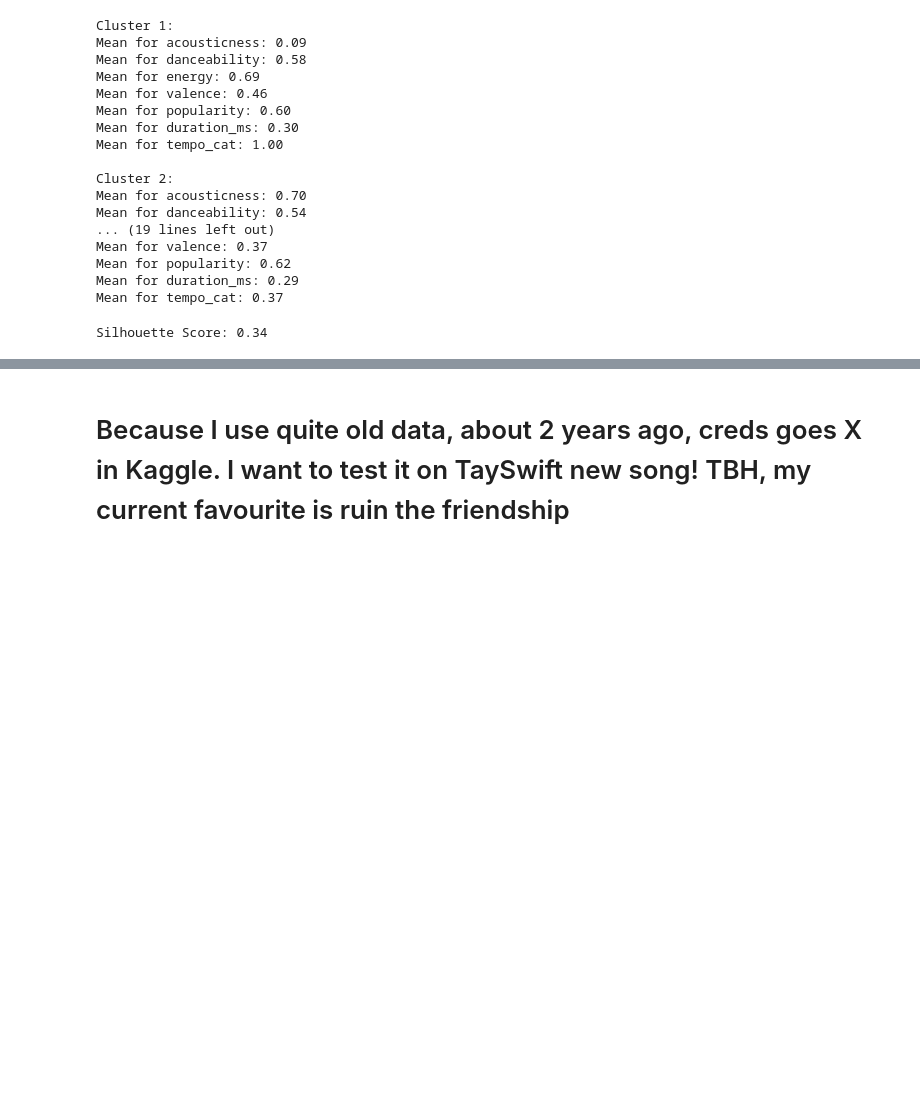
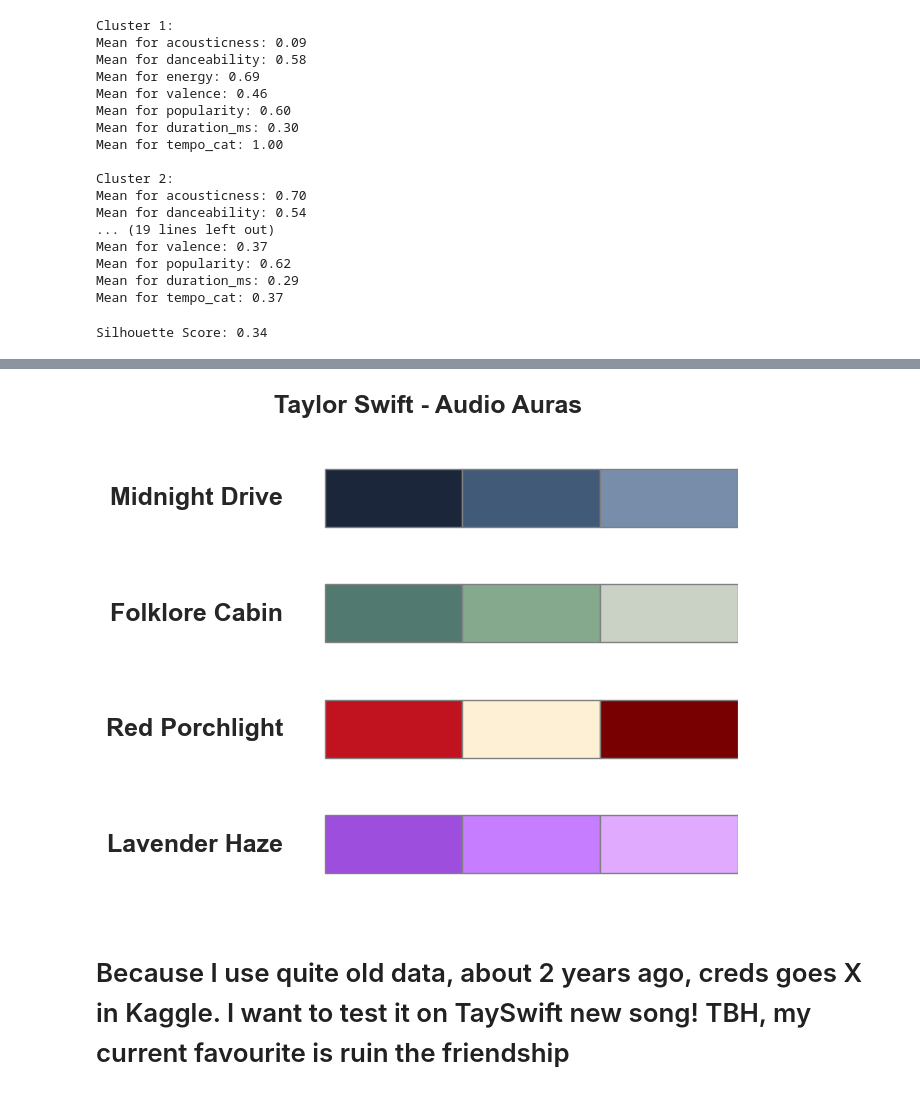
Before and after one commit to roboast/tayswiftcolour, a Jupyter notebook: tay_swift_colour.ipynb, the cells around one changed output, grey strips where cells are left out. Cells and saved outputs as stored; diff of their text form; code cells hidden in the pictures; blank space fills up the shorter version.

```diff
--- a/tay_swift_colour.ipynb
+++ b/tay_swift_colour.ipynb
@@ -342,3 +373,40 @@ Label each cluster name and define colour!
+# %%
+from matplotlib import patches
+
+"""
+show colour spectrum!
+"""
+fig, ax = plt.subplots(figsize=(8, 6))
+count_cluster = len(cluster_means)
+
+for cluster_id in range(count_cluster):
+    colors = colour_hex_codes[cluster_id]
+    era_name = swiftie_map.get(cluster_id, f"Cluster {cluster_id}")
+    y_center = (count_cluster - 1) - cluster_id
+
+    block_width = 1 / len(colors)
+
+    for i, color in enumerate(colors):
+        rect = patches.Rectangle(
+            (i * block_width, y_center - 0.25),
+            block_width,
+            0.5,
+            color=color,
+            ec='grey',
+            lw=1
+        )
+        ax.add_patch(rect)
+
+    ax.text(-0.1, y_center, era_name, va='center', ha='right', fontsize=18, weight='bold')
+
+ax.set_xlim(-0.5, 1)
+ax.set_ylim(-0.5, 3.5)
+ax.axis('off')
+
+plt.title("Taylor Swift - Audio Auras", fontsize=18, weight='bold', pad=20)
+plt.show()
+# %% [output]
+[figure, added]
 # %% [markdown]
 # Because I use quite old data, about 2 years ago, creds goes X in Kaggle. I want to test it on TaySwift new song! TBH, my current favourite is ruin the friendship
 # %%
```
Also changed, not shown: parts of 8 cells of this notebook.
